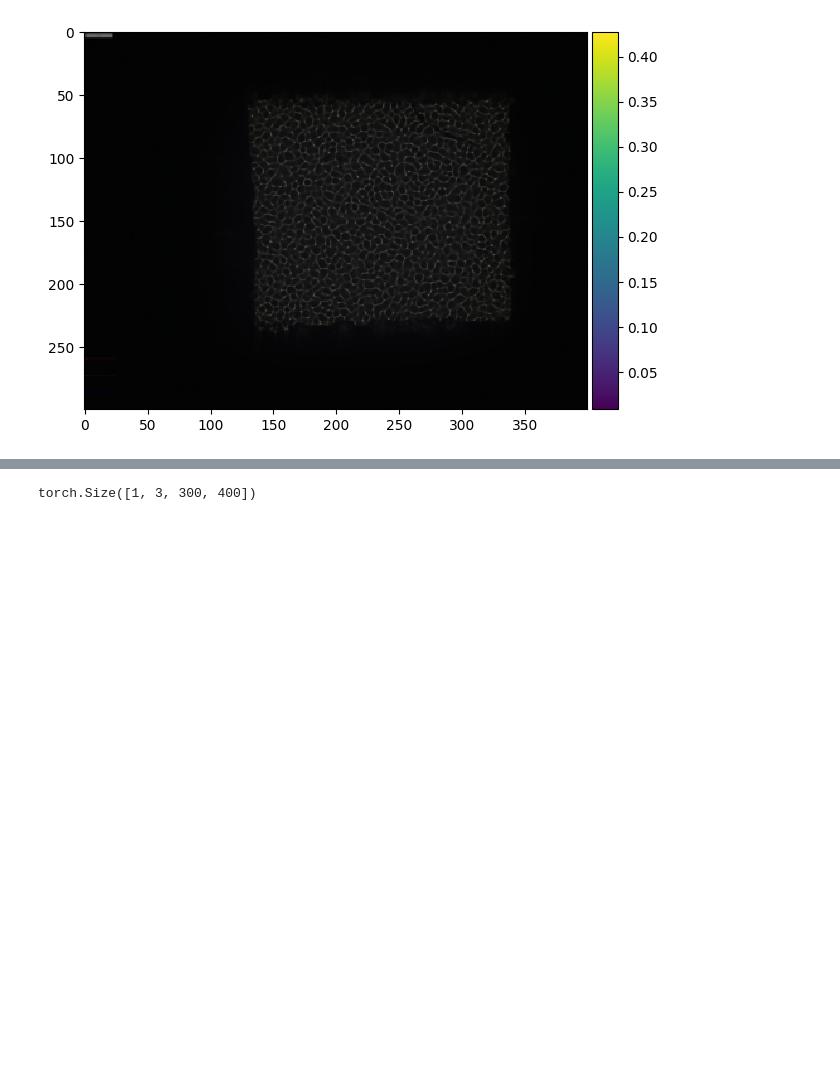
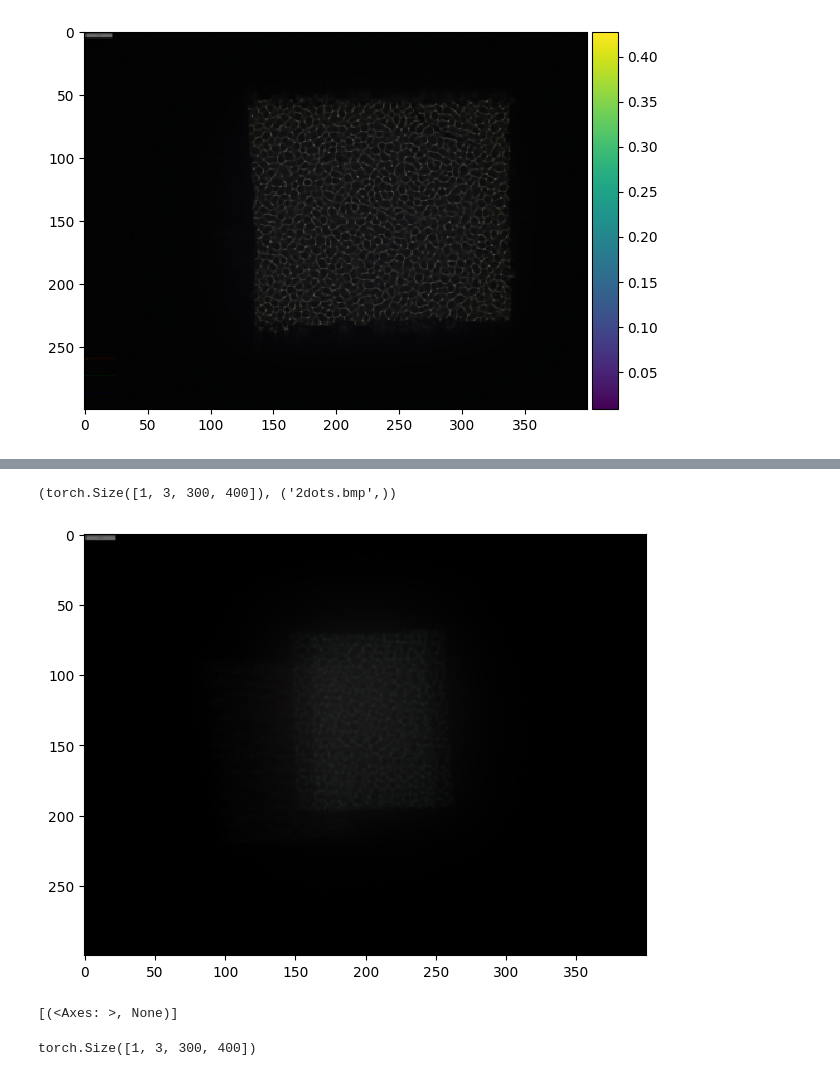
Before and after one commit to gevana/PhoCoLens, a Jupyter notebook: SVDeconv/test_weiner.ipynb, the cells around one changed output, grey strips where cells are left out. Saved outputs shown, nothing was run; the diff lists cells and outputs as text; code cells hidden in the pictures; blank space fills up the shorter version.

```diff
--- a/SVDeconv/test_weiner.ipynb
+++ b/SVDeconv/test_weiner.ipynb
@@ -330,3 +334,5 @@ FFT.wiener_crop.shape , FFT.psf_height
+# %%
+args.normalize_val=255
 # %%
 data = get_dataloaders(args, is_local_rank_0=True)
 # %% [output]
@@ -335,6 +341,15 @@ INFO - root - Dataset: diffusercam Len Train: 12534 Val: 1394  Test: 6
 idl = iter(data.test_loader)
 # %%
 source,target,fname = next(idl)
+# %%
+source.shape,fname
+# %% [output]
+(torch.Size([1, 3, 300, 400]), ('2dots.bmp',))
+# %%
+myim(source[0,:3]*0.5+0.5,torch2np=True)
+# %% [output]
+[figure, added]
+[(<Axes: >, None)]
 # %%
 source.shape
 # %% [output]
```
Also changed, not shown: parts of 16 cells of this notebook, 2 other files.
